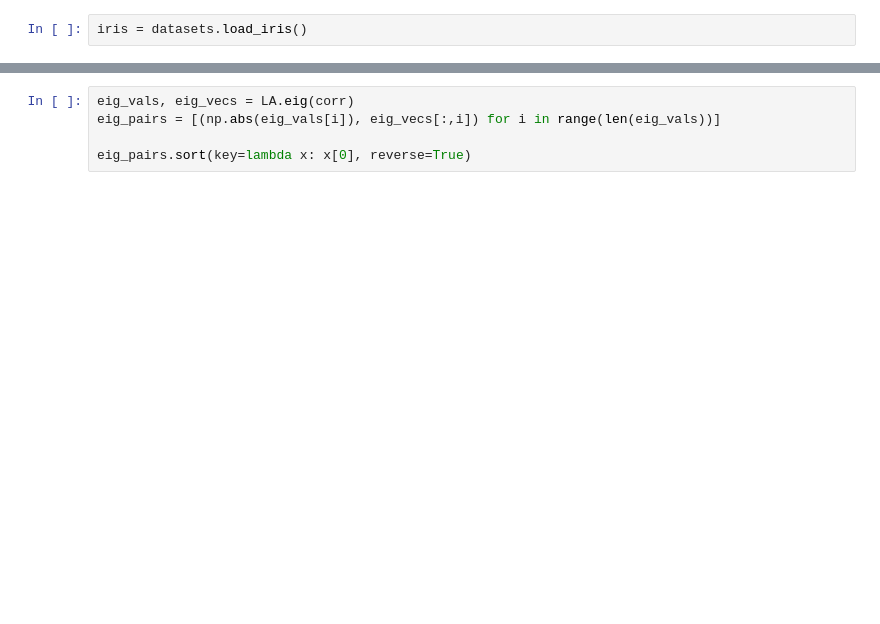
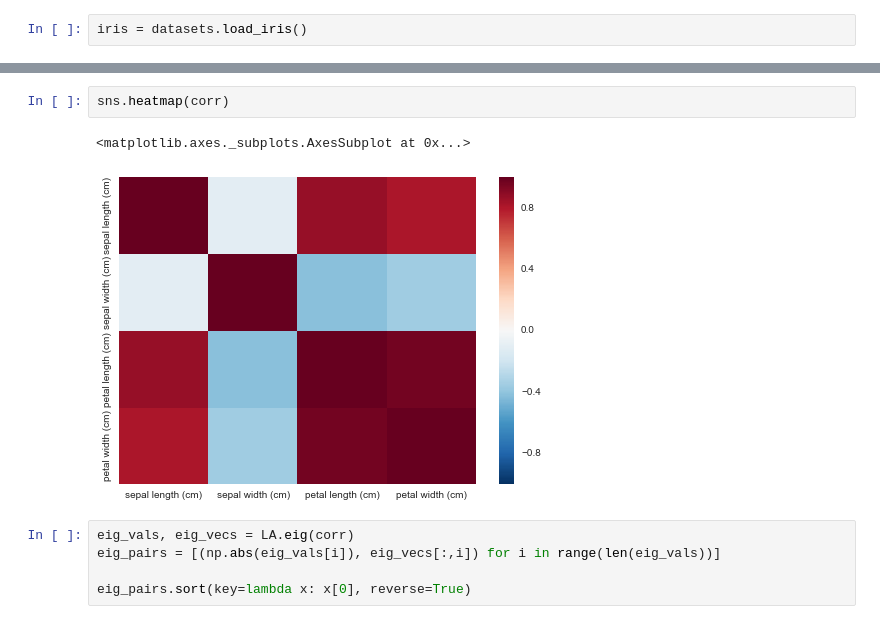
Before and after one commit to rueedlinger/machine-learning-snippets, a Jupyter notebook: unsupervised/eigen/dimensionality_reduction_eigen.ipynb, the cells around one changed output, grey strips where cells are left out. Cells and saved outputs as stored; diff of their text form; blank space fills up the shorter version.

```diff
--- a/unsupervised/eigen/dimensionality_reduction_eigen.ipynb
+++ b/unsupervised/eigen/dimensionality_reduction_eigen.ipynb
@@ -25,3 +28,8 @@ pd.DataFrame(corr).head()
+# %%
+sns.heatmap(corr)
+# %% [output]
+<matplotlib.axes._subplots.AxesSubplot at 0x...>
+[figure, added]
 # %%
 eig_vals, eig_vecs = LA.eig(corr)
 eig_pairs = [(np.abs(eig_vals[i]), eig_vecs[:,i]) for i in range(len(eig_vals))]
```
Also changed, not shown: parts of 11 cells of this notebook.
